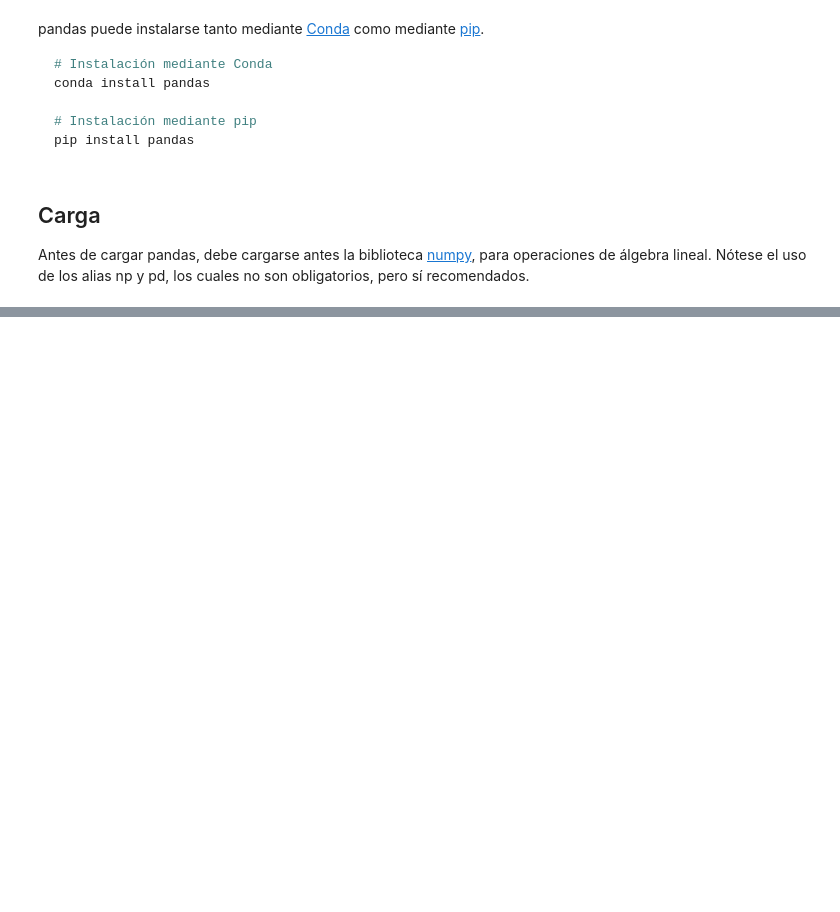
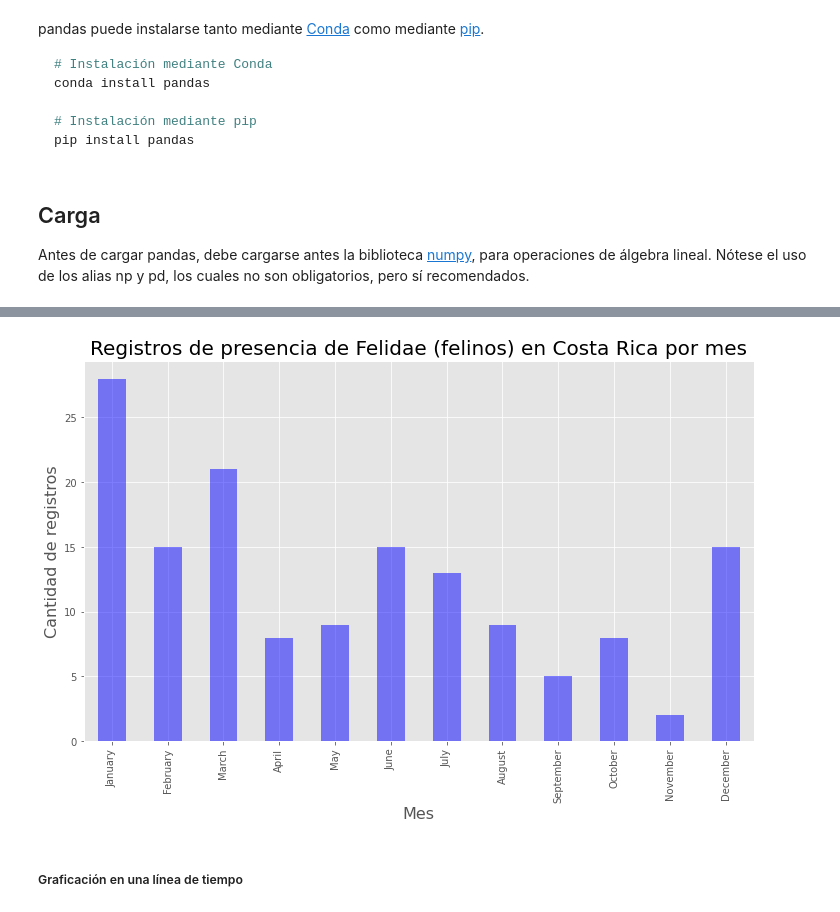
Before and after one commit to curso-python-imn/curso-python-imn.github.io, a Jupyter notebook: _build/jupyter_execute/17-pandas.ipynb, the cells around one changed output, grey strips where cells are left out. Drawn from its saved outputs; the diff is of its cells as text; code cells hidden in the pictures; blank space fills up the shorter version.

```diff
--- a/_build/jupyter_execute/17-pandas.ipynb
+++ b/_build/jupyter_execute/17-pandas.ipynb
@@ -22,0 +252,5 @@ import pandas as pd # biblioteca para análisis de datos
+# %%
+# Agrupación de los registros por mes
+felidae_registros_x_mes = felidae.groupby(felidae['eventDate'].dt.month).count().eventDate
+
+felidae_registros_x_mes
@@ -22,0 +272,5 @@ import pandas as pd # biblioteca para análisis de datos
+# %%
+# Reemplazo del número del mes por el nombre del mes
+felidae_registros_x_mes.index=[calendar.month_name[x] for x in range(1,13)]
+
+felidae_registros_x_mes
@@ -22,0 +291,12 @@ import pandas as pd # biblioteca para análisis de datos
+# %%
+# Gráfico de barras
+felidae_registros_x_mes.plot(kind='bar',figsize=(12,7), color='blue', alpha=0.5)
+
+# Título y leyendas en los ejes
+plt.title('Registros de presencia de Felidae (felinos) en Costa Rica por mes', fontsize=20)
+plt.xlabel('Mes', fontsize=16)
+plt.ylabel('Cantidad de registros', fontsize=16);
+# %% [output]
+[figure, added]
+# %% [markdown]
+##### Graficación en una línea de tiempo
```
Also changed, not shown: parts of 35 cells of this notebook, 12 other files.
